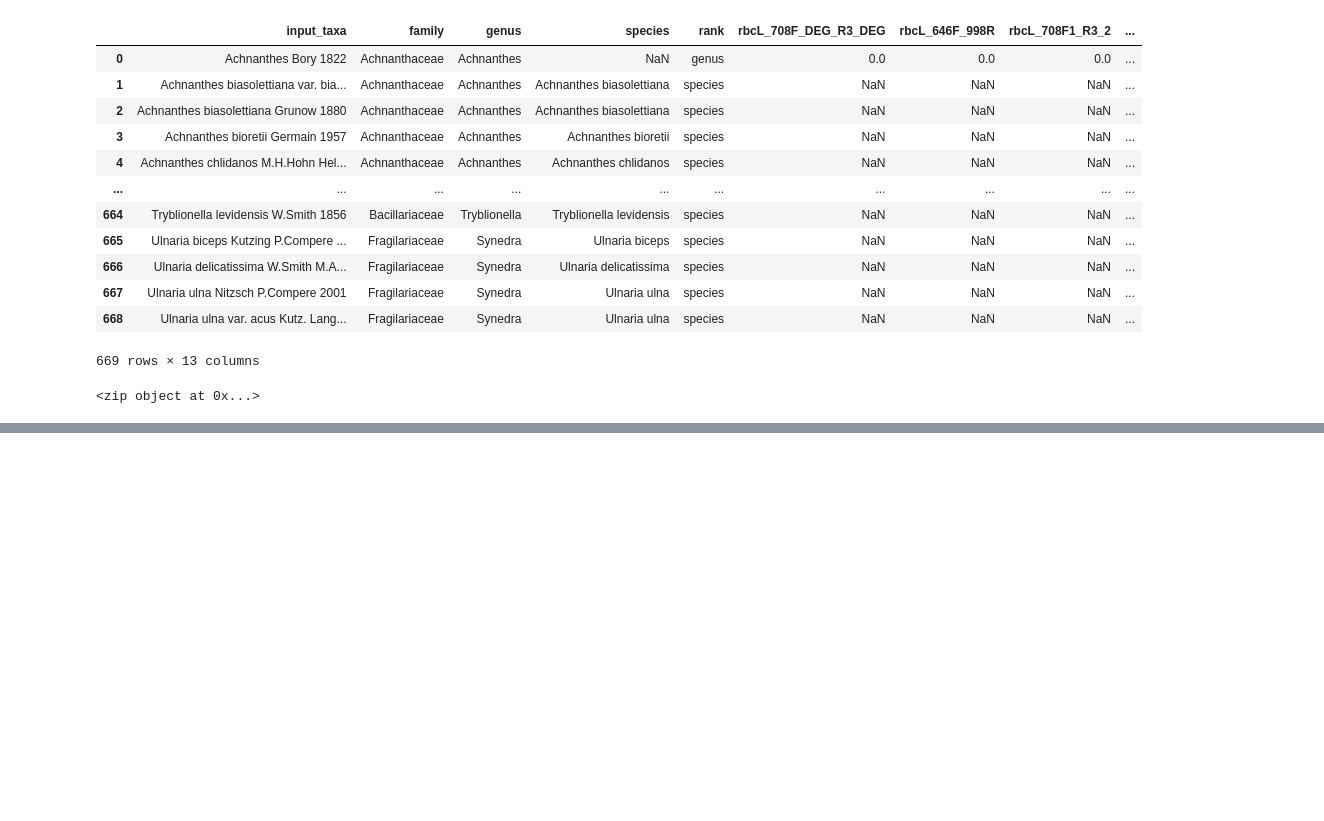
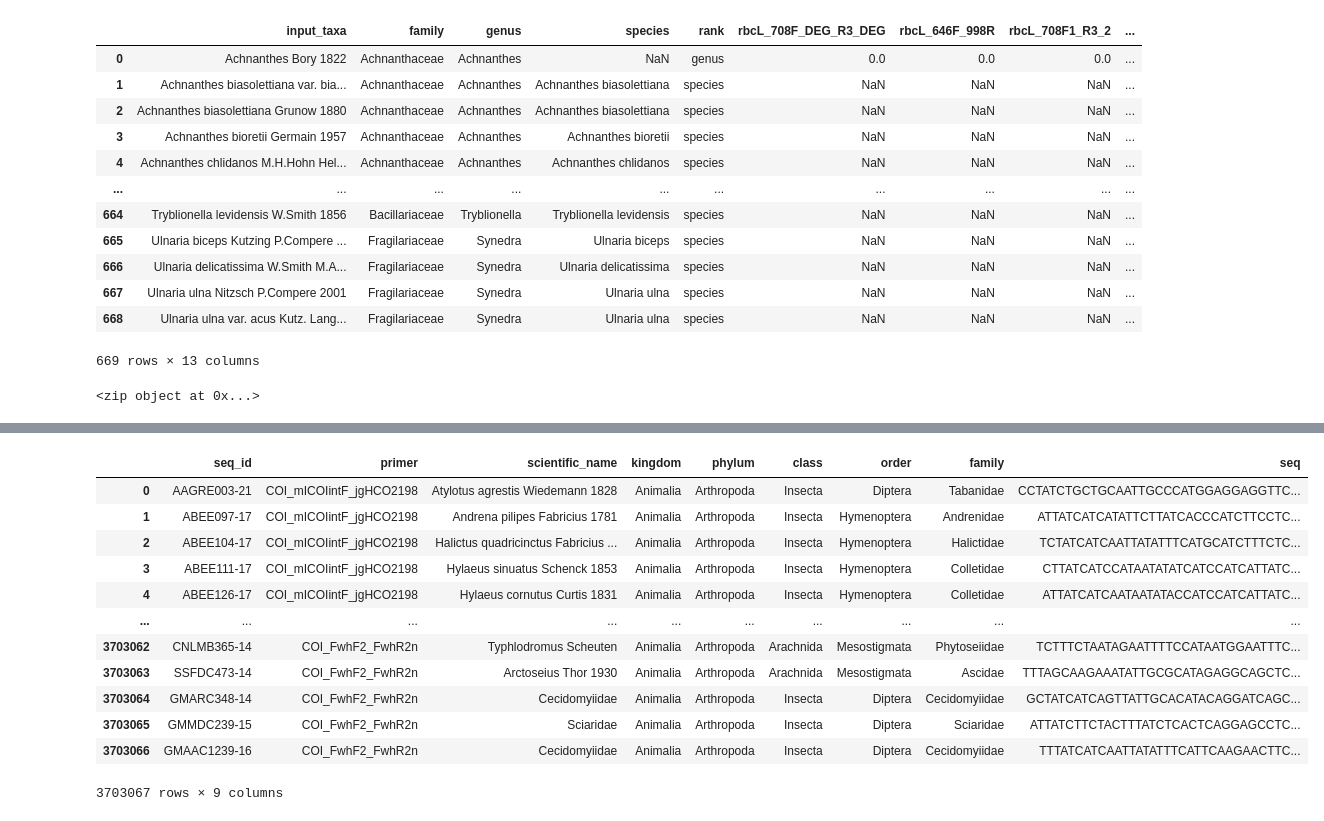
Before and after one commit to CIBIO-BU/mozaiko, a Jupyter notebook: draft.ipynb, the cells around one changed output, grey strips where cells are left out. Cells and saved outputs as stored; diff of their text form; code cells hidden in the pictures; blank space fills up the shorter version.

```diff
--- a/draft.ipynb
+++ b/draft.ipynb
@@ -844,0 +879,20 @@ nuc_mat_species.to_csv("nuc_mat_species.csv")
+# %%
+import pandas as pd
+test_multibarcode_600k = pd.read_csv("/home/camilababo/Documents/coding-projects/DNAquaIMG-tool/mozaico/data/output_data/bmi-600k/insert/multibarcode/bmi_600k_multibarcodetest.tsv", sep="\t", header=None)
+new_column_names = ['seq_id', 'primer', 'scientific_name', 'kingdom', 'phylum', 'class', 'order', 'family','seq']
+test_multibarcode_600k.columns = new_column_names[:len(test_multibarcode_600k.columns)]
+test_multibarcode_600k
+# %% [output]
+|  | seq_id | primer | scientific_name | kingdom | phylum | class | order | family | seq |
+| 0 | AAGRE003-21 | COI_mICOIintF_jgHCO2198 | Atylotus agrestis Wiedemann 1828 | Animalia | Arthropoda | Insecta | Diptera | Tabanidae | CCTATCTGCTGCAATTGCCCATGGAGGAGGTTC... |
+| 1 | ABEE097-17 | COI_mICOIintF_jgHCO2198 | Andrena pilipes Fabricius 1781 | Animalia | Arthropoda | Insecta | Hymenoptera | Andrenidae | ATTATCATCATATTCTTATCACCCATCTTCCTC... |
+| 2 | ABEE104-17 | COI_mICOIintF_jgHCO2198 | Halictus quadricinctus Fabricius ... | Animalia | Arthropoda | Insecta | Hymenoptera | Halictidae | TCTATCATCAATTATATTTCATGCATCTTTCTC... |
+| 3 | ABEE111-17 | COI_mICOIintF_jgHCO2198 | Hylaeus sinuatus Schenck 1853 | Animalia | Arthropoda | Insecta | Hymenoptera | Colletidae | CTTATCATCCATAATATATCATCCATCATTATC... |
+| 4 | ABEE126-17 | COI_mICOIintF_jgHCO2198 | Hylaeus cornutus Curtis 1831 | Animalia | Arthropoda | Insecta | Hymenoptera | Colletidae | ATTATCATCAATAATATACCATCCATCATTATC... |
+| ... | ... | ... | ... | ... | ... | ... | ... | ... | ... |
+| 3703062 | CNLMB365-14 | COI_FwhF2_FwhR2n | Typhlodromus Scheuten | Animalia | Arthropoda | Arachnida | Mesostigmata | Phytoseiidae | TCTTTCTAATAGAATTTTCCATAATGGAATTTC... |
+| 3703063 | SSFDC473-14 | COI_FwhF2_FwhR2n | Arctoseius Thor 1930 | Animalia | Arthropoda | Arachnida | Mesostigmata | Ascidae | TTTAGCAAGAAATATTGCGCATAGAGGCAGCTC... |
+| 3703064 | GMARC348-14 | COI_FwhF2_FwhR2n | Cecidomyiidae | Animalia | Arthropoda | Insecta | Diptera | Cecidomyiidae | GCTATCATCAGTTATTGCACATACAGGATCAGC... |
+| 3703065 | GMMDC239-15 | COI_FwhF2_FwhR2n | Sciaridae | Animalia | Arthropoda | Insecta | Diptera | Sciaridae | ATTATCTTCTACTTTATCTCACTCAGGAGCCTC... |
+| 3703066 | GMAAC1239-16 | COI_FwhF2_FwhR2n | Cecidomyiidae | Animalia | Arthropoda | Insecta | Diptera | Cecidomyiidae | TTTATCATCAATTATATTTCATTCAAGAACTTC... |
+3703067 rows × 9 columns
```
Also changed, not shown: parts of 25 cells of this notebook, 8 other files.
